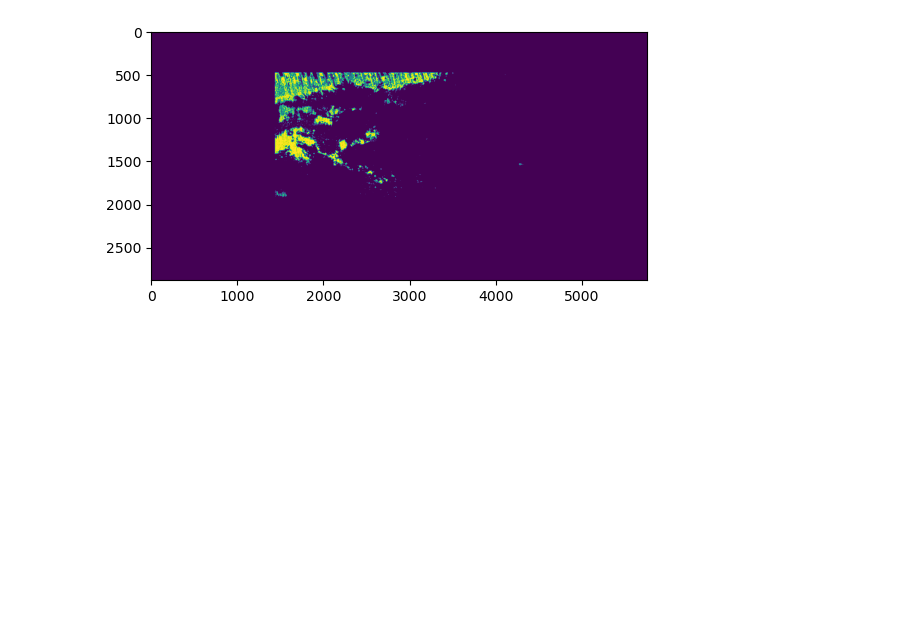
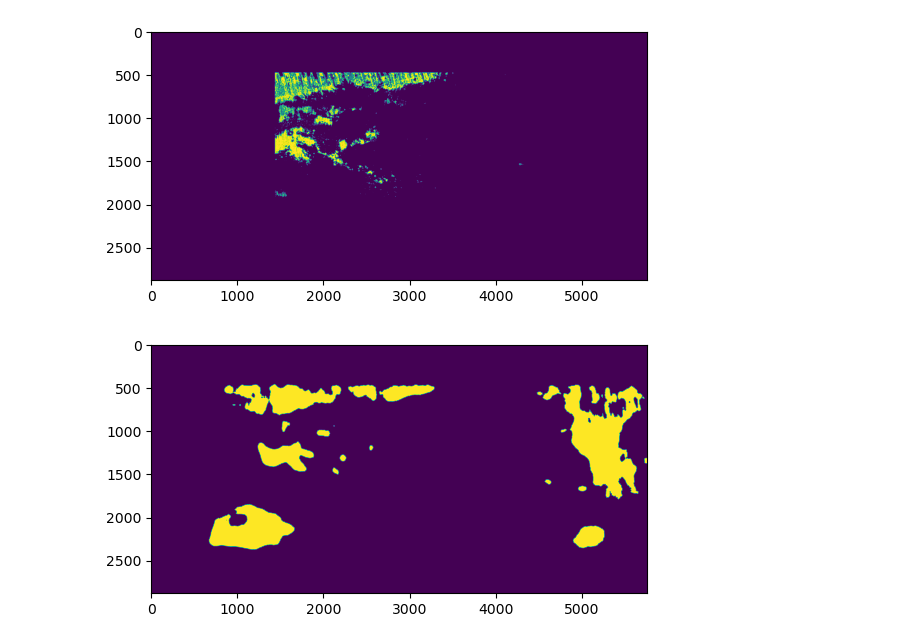
Before and after one commit to hlakams/mars-landing, a Jupyter notebook: Drafting.ipynb, the cells around one changed output. Saved outputs shown, nothing was run; the diff lists cells and outputs as text; code cells hidden in the pictures; blank space fills up the shorter version.

```diff
--- a/Drafting.ipynb
+++ b/Drafting.ipynb
@@ -53,8 +60,9 @@ def downsample_elevation(elev):
     return elev[0::2,0::2]
 # %%
 def scale_up(arr):
+    h,w = arr.shape[:2]
     # Nearest Neighbor interpolation
-    new_arr = np.zeros((2880, 5760))
+    new_arr = np.zeros((h*2, w*2))
 
     new_arr[0::2,0::2] = arr
     new_arr[1::2,0::2] = arr
@@ -248,3 +258,18 @@ plt.show()
 [figure]
 [figure]
 [figure]
+# %%
+import cv2
+rad=101
+im = elev_mask & alt_mask & dci_mask
+im = np.uint8(255*im)
+#cv2.imshow("",im)
+#cv2.waitKey()
+im = cv2.medianBlur(im, rad)
+
+plt.imshow(im)
+plt.show()
+
+im = cv2.medianBlur(im, rad)
+# %% [output]
+[figure, added]
```
Also changed, not shown: parts of 6 cells of this notebook.
